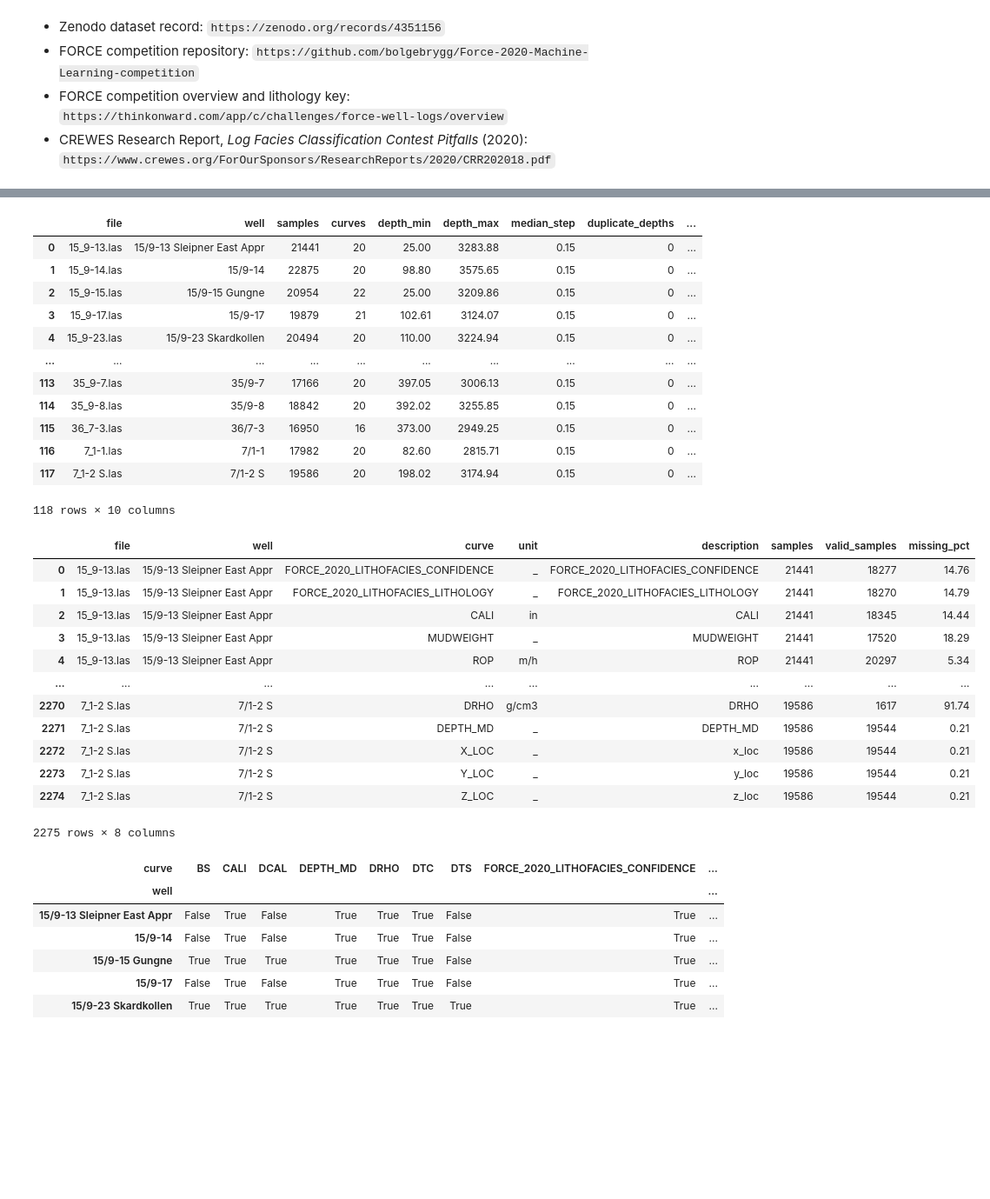
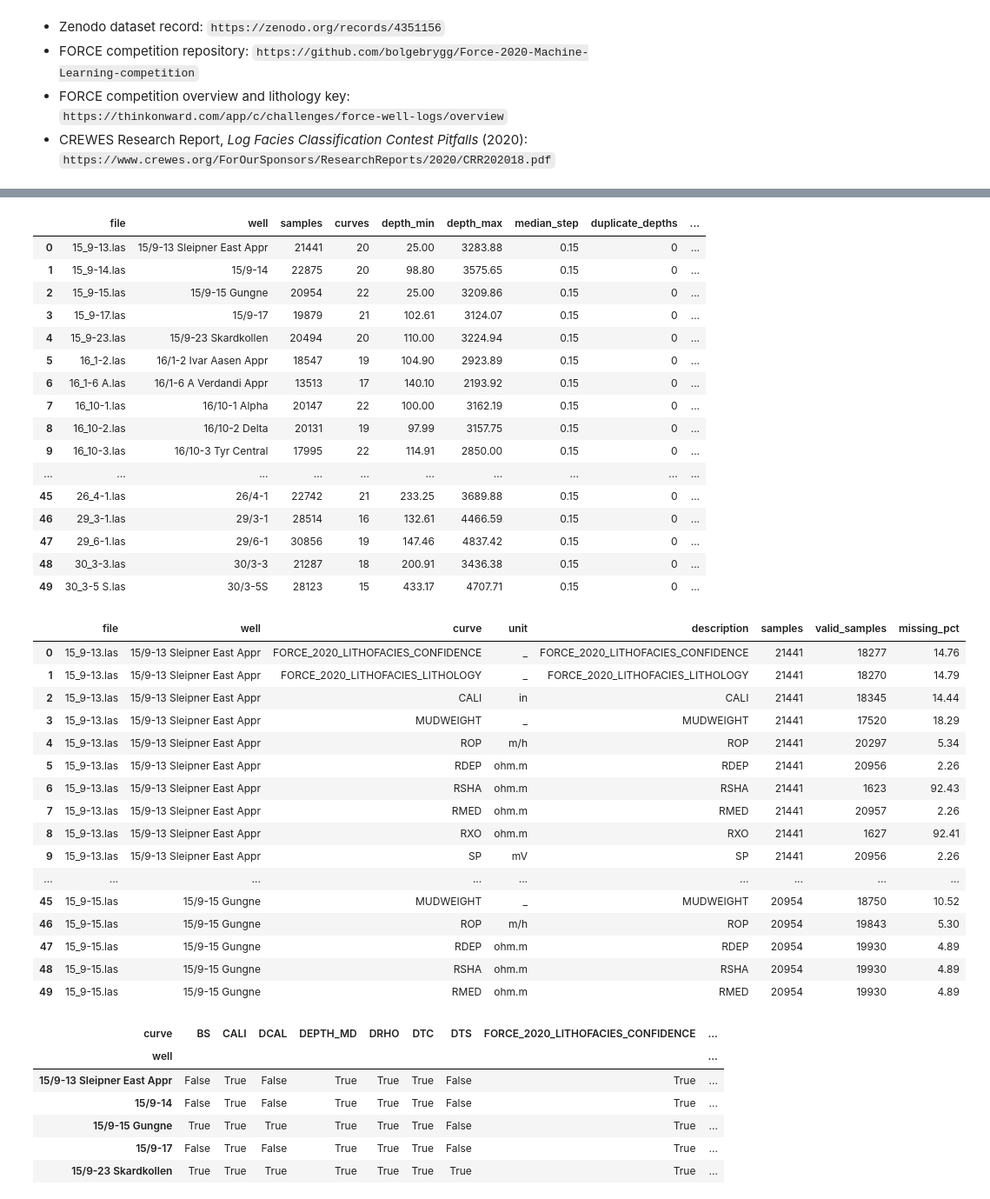
Before and after one commit to leraos/force_2020_well_log_analysis, a Jupyter notebook: notebooks/01_dataset_overview.ipynb, the cells around one changed output, grey strips where cells are left out. Shown at 87% size. Saved outputs shown, nothing was run; the diff lists cells and outputs as text; code cells hidden in the pictures; blank space fills up the shorter version.

```diff
--- a/notebooks/01_dataset_overview.ipynb
+++ b/notebooks/01_dataset_overview.ipynb
@@ -196,7 +203,7 @@ for path in LAS_FILES:
 # %%
 ### test well inventory
 well_inventory = pd.DataFrame(well_records)
-well_inventory
+well_inventory.head(50)
 # %% [output]
 |  | file | well | samples | curves | depth_min | depth_max | median_step | duplicate_depths | ... |
 | 0 | 15_9-13.las | 15/9-13 Sleipner East Appr | 21441 | 20 | 25.00 | 3283.88 | 0.15 | 0 | ... |
@@ -204,31 +211,39 @@ well_inventory
 | 2 | 15_9-15.las | 15/9-15 Gungne | 20954 | 22 | 25.00 | 3209.86 | 0.15 | 0 | ... |
 | 3 | 15_9-17.las | 15/9-17 | 19879 | 21 | 102.61 | 3124.07 | 0.15 | 0 | ... |
 | 4 | 15_9-23.las | 15/9-23 Skardkollen | 20494 | 20 | 110.00 | 3224.94 | 0.15 | 0 | ... |
+| 5 | 16_1-2.las | 16/1-2 Ivar Aasen Appr | 18547 | 19 | 104.90 | 2923.89 | 0.15 | 0 | ... |
+| 6 | 16_1-6 A.las | 16/1-6 A Verdandi Appr | 13513 | 17 | 140.10 | 2193.92 | 0.15 | 0 | ... |
+| 7 | 16_10-1.las | 16/10-1 Alpha | 20147 | 22 | 100.00 | 3162.19 | 0.15 | 0 | ... |
+| 8 | 16_10-2.las | 16/10-2 Delta | 20131 | 19 | 97.99 | 3157.75 | 0.15 | 0 | ... |
+| 9 | 16_10-3.las | 16/10-3 Tyr Central | 17995 | 22 | 114.91 | 2850.00 | 0.15 | 0 | ... |
 | ... | ... | ... | ... | ... | ... | ... | ... | ... | ... |
-| 113 | 35_9-7.las | 35/9-7 | 17166 | 20 | 397.05 | 3006.13 | 0.15 | 0 | ... |
-| 114 | 35_9-8.las | 35/9-8 | 18842 | 20 | 392.02 | 3255.85 | 0.15 | 0 | ... |
-| 115 | 36_7-3.las | 36/7-3 | 16950 | 16 | 373.00 | 2949.25 | 0.15 | 0 | ... |
-| 116 | 7_1-1.las | 7/1-1 | 17982 | 20 | 82.60 | 2815.71 | 0.15 | 0 | ... |
-| 117 | 7_1-2 S.las | 7/1-2 S | 19586 | 20 | 198.02 | 3174.94 | 0.15 | 0 | ... |
+| 45 | 26_4-1.las | 26/4-1 | 22742 | 21 | 233.25 | 3689.88 | 0.15 | 0 | ... |
+| 46 | 29_3-1.las | 29/3-1 | 28514 | 16 | 132.61 | 4466.59 | 0.15 | 0 | ... |
+| 47 | 29_6-1.las | 29/6-1 | 30856 | 19 | 147.46 | 4837.42 | 0.15 | 0 | ... |
+| 48 | 30_3-3.las | 30/3-3 | 21287 | 18 | 200.91 | 3436.38 | 0.15 | 0 | ... |
+| 49 | 30_3-5 S.las | 30/3-5S | 28123 | 15 | 433.17 | 4707.71 | 0.15 | 0 | ... |
-118 rows × 10 columns
 # %%
 ### test curve inventory
 curve_inventory = pd.DataFrame(curve_records)
-curve_inventory
+curve_inventory.head(50)
 # %% [output]
 |  | file | well | curve | unit | description | samples | valid_samples | missing_pct |
 | 0 | 15_9-13.las | 15/9-13 Sleipner East Appr | FORCE_2020_LITHOFACIES_CONFIDENCE | _ | FORCE_2020_LITHOFACIES_CONFIDENCE | 21441 | 18277 | 14.76 |
 | 1 | 15_9-13.las | 15/9-13 Sleipner East Appr | FORCE_2020_LITHOFACIES_LITHOLOGY | _ | FORCE_2020_LITHOFACIES_LITHOLOGY | 21441 | 18270 | 14.79 |
 | 2 | 15_9-13.las | 15/9-13 Sleipner East Appr | CALI | in | CALI | 21441 | 18345 | 14.44 |
 | 3 | 15_9-13.las | 15/9-13 Sleipner East Appr | MUDWEIGHT | _ | MUDWEIGHT | 21441 | 17520 | 18.29 |
 | 4 | 15_9-13.las | 15/9-13 Sleipner East Appr | ROP | m/h | ROP | 21441 | 20297 | 5.34 |
+| 5 | 15_9-13.las | 15/9-13 Sleipner East Appr | RDEP | ohm.m | RDEP | 21441 | 20956 | 2.26 |
+| 6 | 15_9-13.las | 15/9-13 Sleipner East Appr | RSHA | ohm.m | RSHA | 21441 | 1623 | 92.43 |
+| 7 | 15_9-13.las | 15/9-13 Sleipner East Appr | RMED | ohm.m | RMED | 21441 | 20957 | 2.26 |
+| 8 | 15_9-13.las | 15/9-13 Sleipner East Appr | RXO | ohm.m | RXO | 21441 | 1627 | 92.41 |
+| 9 | 15_9-13.las | 15/9-13 Sleipner East Appr | SP | mV | SP | 21441 | 20956 | 2.26 |
 | ... | ... | ... | ... | ... | ... | ... | ... | ... |
-| 2270 | 7_1-2 S.las | 7/1-2 S | DRHO | g/cm3 | DRHO | 19586 | 1617 | 91.74 |
-| 2271 | 7_1-2 S.las | 7/1-2 S | DEPTH_MD | _ | DEPTH_MD | 19586 | 19544 | 0.21 |
-| 2272 | 7_1-2 S.las | 7/1-2 S | X_LOC | _ | x_loc | 19586 | 19544 | 0.21 |
-| 2273 | 7_1-2 S.las | 7/1-2 S | Y_LOC | _ | y_loc | 19586 | 19544 | 0.21 |
-| 2274 | 7_1-2 S.las | 7/1-2 S | Z_LOC | _ | z_loc | 19586 | 19544 | 0.21 |
+| 45 | 15_9-15.las | 15/9-15 Gungne | MUDWEIGHT | _ | MUDWEIGHT | 20954 | 18750 | 10.52 |
+| 46 | 15_9-15.las | 15/9-15 Gungne | ROP | m/h | ROP | 20954 | 19843 | 5.30 |
+| 47 | 15_9-15.las | 15/9-15 Gungne | RDEP | ohm.m | RDEP | 20954 | 19930 | 4.89 |
+| 48 | 15_9-15.las | 15/9-15 Gungne | RSHA | ohm.m | RSHA | 20954 | 19930 | 4.89 |
+| 49 | 15_9-15.las | 15/9-15 Gungne | RMED | ohm.m | RMED | 20954 | 19930 | 4.89 |
-2275 rows × 8 columns
 # %%
 # ### make an alphanumeric index for every curve
 # curve_names = sorted(curve_inventory["curve"].dropna().unique())
```
Also changed, not shown: parts of 10 cells of this notebook, 4 other files.
